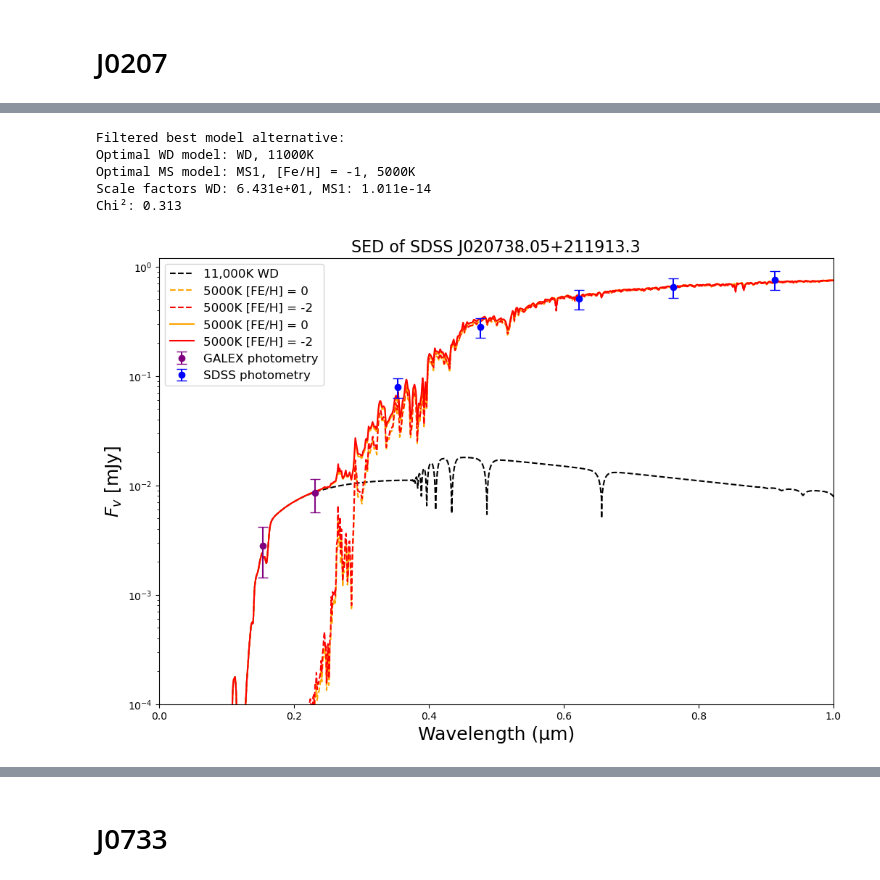
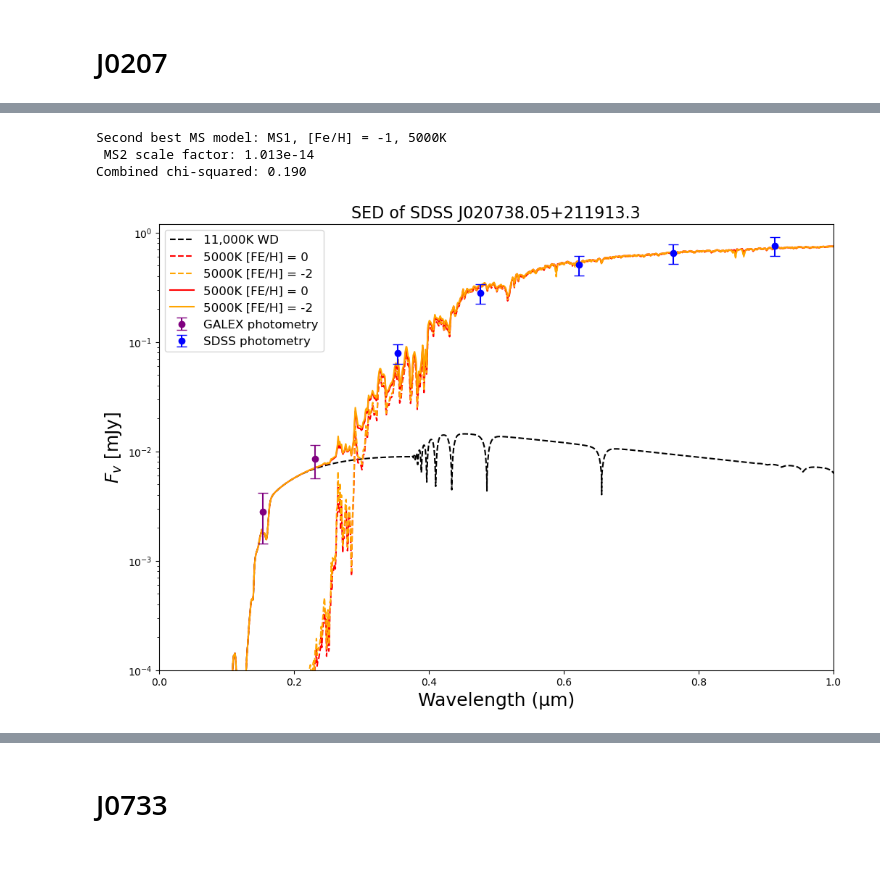
Before and after one commit to amberxbarlow/MSci_project, a Jupyter notebook: MSci Project.ipynb, the cells around one changed output, grey strips where cells are left out. Drawn from its saved outputs; the diff is of its cells as text; code cells hidden in the pictures.

```diff
--- a/MSci Project.ipynb
+++ b/MSci Project.ipynb
@@ -1448,25 +1437,20 @@ Chi²: 0.291
 # %%
-filtered_models = []
-for result in composite_results_2:
-    if (result["ms1_temperature"] == ms1_temperature and
-        result["ms1_metallicity"] != ms1_metallicity and
+ms2_model = []
+for result in combined_results:
+    if (result["ms_temp"] == ms1_temperature and
+        result["ms_metallicity"] != ms1_metallicity and
         result["wd_label"] == wd_temp):
-        filtered_models.append(result)
+        ms2_model.append(result)
 
-
-best_model = filtered_models[0]
-print("\nFiltered best model alternative:")
-print(f"Optimal WD model: {best_model['wd_label']}")
-print(f"Optimal MS model: {best_model['ms1_label']}")
-print(f"Scale factors WD: {best_model['scale_wd']:.3e}, MS1: {best_model['scale_ms1']:.3e}")
-print(f"Chi²: {best_model['chi2']:.3f}")
-scale_ms2 = best_model['scale_ms1']
+ms2_best = sorted(ms2_model, key=lambda x: x["chi2"])[0]
+print(f"Second best MS model: {ms2_best['ms_label']}")
+print(f" MS2 scale factor: {ms2_best['sf_ms']:.3e}")
+print(f"Combined chi-squared: {ms2_best['chi2']:.3f}")
+ms2_sf = ms2_best['sf_ms']
 # %% [output]
-Filtered best model alternative:
-Optimal WD model: WD, 11000K
-Optimal MS model: MS1, [Fe/H] = -1, 5000K
-Scale factors WD: 6.431e+01, MS1: 1.011e-14
-Chi²: 0.313
+Second best MS model: MS1, [Fe/H] = -1, 5000K
+ MS2 scale factor: 1.013e-14
+Combined chi-squared: 0.190
 # %%
 
 wd_model = 'Data/da11000_800.dat'
@@ -1478,14 +1462,14 @@ wd_scaled = wd_flux_mjy*wd_sf
 
 
 feh2_file = 'Data/km01_5000.fits'
-feh2_wavelength_um, feh2_flux_mjy = load_synthetic_model(feh2_file)
+feh2_wavelength_um, feh2_flux_mjy = synthetic_model(feh2_file)
 
 
 feh0_file = 'Data/kp00_5000.fits'
-feh0_wavelength_um, feh0_flux_mjy = load_synthetic_model(feh0_file)
+feh0_wavelength_um, feh0_flux_mjy = synthetic_model(feh0_file)
 
 feh0_scaled = feh0_flux_mjy*ms_sf
-feh2_scaled = feh2_flux_mjy*scale_ms2
+feh2_scaled = feh2_flux_mjy*ms2_sf
 # %%
 
 feh0_interp = interp1d(feh0_wavelength_um, feh0_scaled, kind='linear', fill_value="extrapolate")
@@ -1510,54 +1494,54 @@ plt.plot(
 
 plt.plot(
     feh0_wavelength_um, feh0_scaled,
-    color='orange', linewidth=1.5, linestyle='dashed',
+    color='red', linewidth=1.5, linestyle='dashed',
     label='5000K [FE/H] = 0'
 )
 
 plt.plot(
     feh2_wavelength_um, feh2_scaled,
-    color='red', linewidth=1.5, linestyle='dashed',
+    color='orange', linewidth=1.5, linestyle='dashed',
     label='5000K [FE/H] = -2'
 )
 
 plt.plot(
     wd_wavelength_um, combined_feh0_flux,
-    color='orange', linewidth=1.5, linestyle='solid',
+    color='red', linewidth=1.5, linestyle='solid',
     label='5000K [FE/H] = 0'
 )
 
 plt.plot(
     wd_wavelength_um, combined_feh2_flux,
-    color='red', linewidth=1.5, linestyle='solid',
+    color='orange', linewidth=1.5, linestyle='solid',
     label='5000K [FE/H] = -2'
 )
 
 
 plt.errorbar(
     wavelength_um_galex,
     observed_fluxes_galex,
     yerr=observed_fluxes_galex_e,
     fmt='o', color='purple',
-    capsize=5, elinewidth=1.5, zorder=10,
+    capsize=5, elinewidth=1.5,
     label='GALEX photometry'
 )
 
 plt.errorbar(
     wavelength_um_sdss_full,
     observed_fluxes_sdss,
     yerr=observed_fluxes_sdss_e,
     fmt='o', color='blue',
-    capsize=5, elinewidth=1.5, zorder=10,
+    capsize=5, elinewidth=1.5,
     label='SDSS photometry'
 )
 
 plt.yscale('log')
 plt.xlim(0, 1.0)
 plt.ylim(1e-4, 1.2)
 plt.xlabel('Wavelength (µm)', fontsize=18)
 plt.ylabel('${F_v}$ [mJy]', fontsize=18)
+plt.legend(fontsize=12)
 plt.title('SED of SDSS J020738.05+211913.3', fontsize=16)
-plt.legend(fontsize=12)
 plt.show()
 # %% [output]
-[figure, old version]
+[figure, new version]
```
Also changed, not shown: parts of 58 cells of this notebook.
